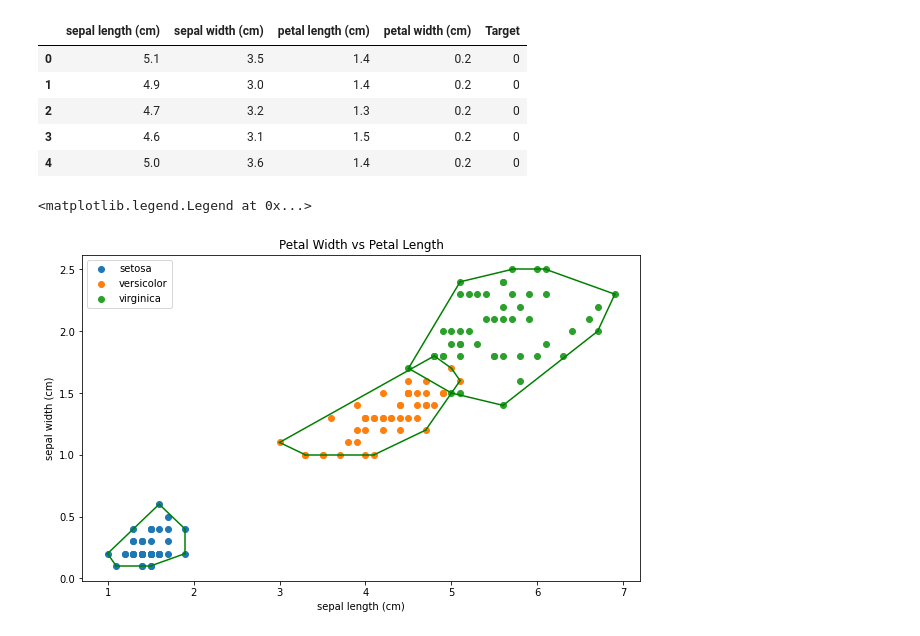
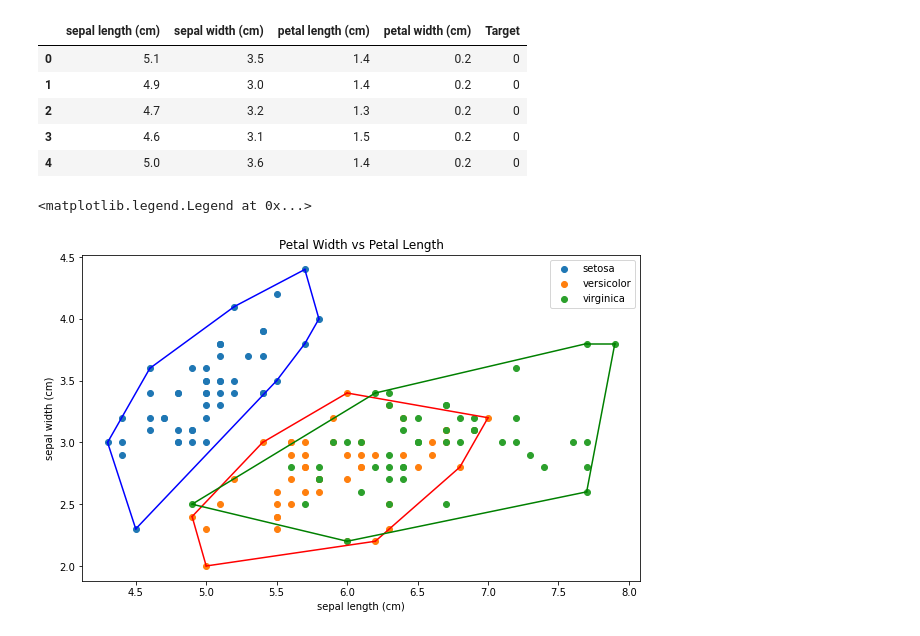
Before and after one commit to ZianTsabit/ConvexHull_Stima, a Jupyter notebook: src/main.ipynb, the cells around one changed output. Drawn from its saved outputs; the diff is of its cells as text; code cells hidden in the pictures.

```diff
--- a/src/main.ipynb
+++ b/src/main.ipynb
@@ -23,25 +23,25 @@ df.head()
 # %%
 plt.figure(figsize = (10, 6))
 colors = ['b','r','g']
 plt.title('Petal Width vs Petal Length')
 plt.xlabel(data.feature_names[0])
 plt.ylabel(data.feature_names[1])
 
 # print(data.target_names)
 
 for i in range(len(data.target_names)):
     bucket = df[df['Target'] == i]
     # print(bucket)
     # ini buat ngambil kolom di dataset nya
-    bucket = bucket.iloc[:,[2,3]].values
+    bucket = bucket.iloc[:,[0,1]].values
     # print(bucket)
     hull = ConvexHull(bucket) #bagian ini diganti dengan hasil implementasi
                                 # ConvexHull Divide & Conquer
     plt.scatter(bucket[:, 0], bucket[:, 1], label=data.target_names[i])
     # ini buat warnain convex hull nya
     for simplex in hull.simplices:
         plt.plot(bucket[simplex, 0], bucket[simplex, 1], colors[i])
 plt.legend()
 # %% [output]
 <matplotlib.legend.Legend at 0x...>
-[figure, old version]
+[figure, new version]
```
Also changed, not shown: parts of 2 cells of this notebook, 1 other file.
